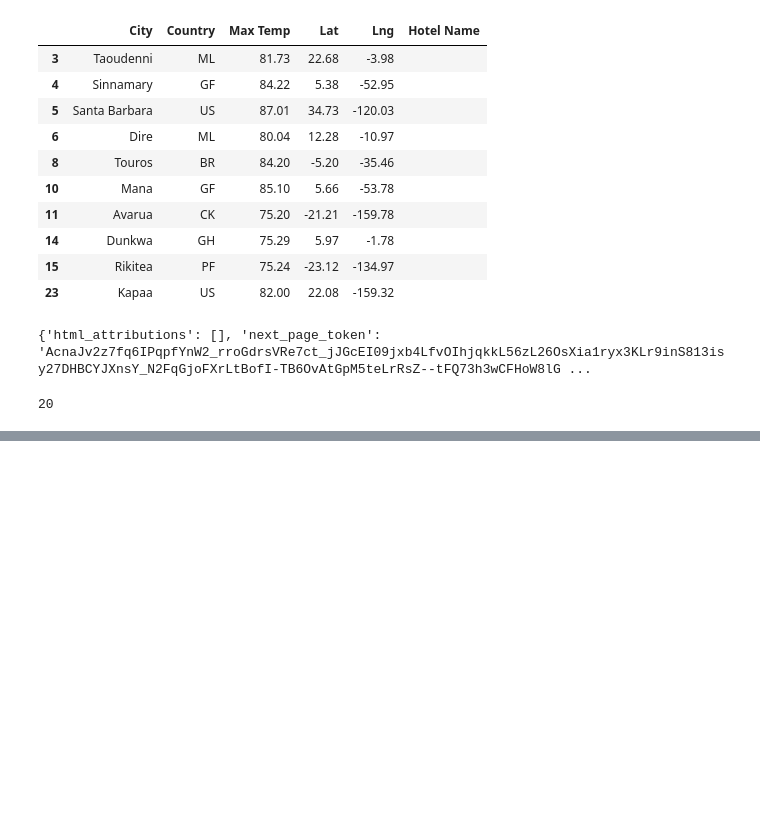
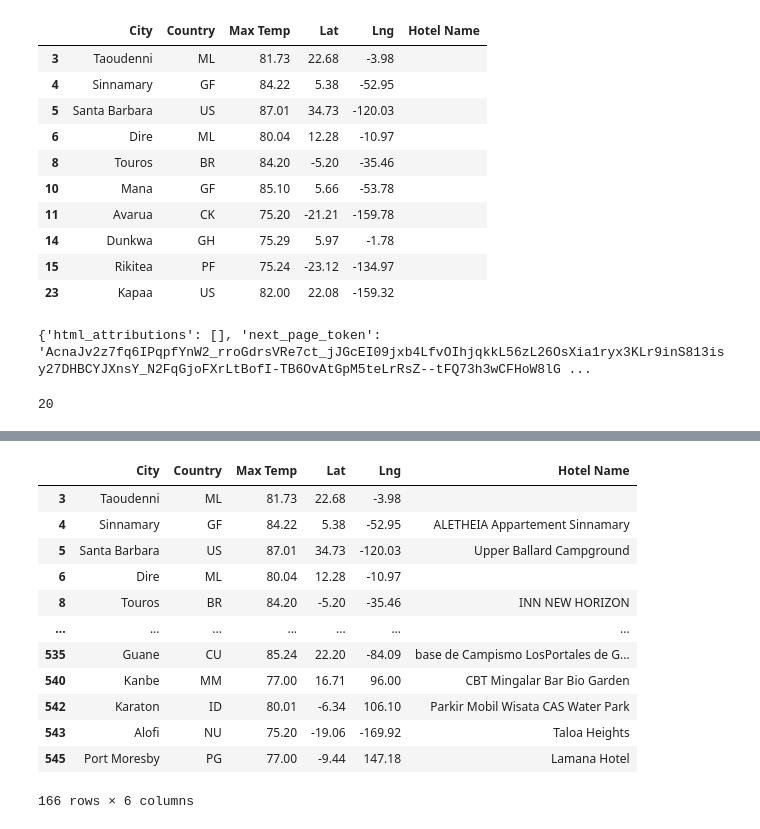
Before and after one commit to rindneremily/World_Weather_Analysis, a Jupyter notebook: VacationPy.ipynb, the cells around one changed output, grey strips where cells are left out. Drawn from its saved outputs; the diff is of its cells as text; code cells hidden in the pictures; blank space fills up the shorter version.

Commit message:
hotel_df adjustments

```diff
--- a/VacationPy.ipynb
+++ b/VacationPy.ipynb
@@ -185,17 +185,20 @@ for index, row in hotel_df.iterrows():
 
     # Add the latitude and longitude to location key for the params dictionary.
     params["location"] = f"{lat},{lng}"
-
+    #print(lat)
+    #print(lng)
     # Use the search term: "lodging" and our latitude and longitude.
     base_url = "https://maps.googleapis.com/maps/api/place/nearbysearch/json"
+    #print(base_url)
     # Make request and get the JSON data from the search.
     hotels = requests.get(base_url, params=params).json()
+    #print(hotels)
     # Grab the first hotel from the results and store the name.
     #hotel_df.loc[index, "Hotel Name"] = hotels["results"][0]["name"]
     # Grab the first hotel from the results and store the name.
     try:
         hotel_df.loc[index, "Hotel Name"] = hotels["results"][0]["name"]
-    except (IndexError):
+    except (KeyError, IndexError):
         print("Hotel not found... skipping.")
 print(hotel_df)
 # %% [output]
@@ -210,0 +222,16 @@ Hotel not found... skipping.
+# %%
+hotel_df
+# %% [output]
+|  | City | Country | Max Temp | Lat | Lng | Hotel Name |
+| 3 | Taoudenni | ML | 81.73 | 22.68 | -3.98 |  |
+| 4 | Sinnamary | GF | 84.22 | 5.38 | -52.95 | ALETHEIA Appartement Sinnamary |
+| 5 | Santa Barbara | US | 87.01 | 34.73 | -120.03 | Upper Ballard Campground |
+| 6 | Dire | ML | 80.04 | 12.28 | -10.97 |  |
+| 8 | Touros | BR | 84.20 | -5.20 | -35.46 | INN NEW HORIZON |
+| ... | ... | ... | ... | ... | ... | ... |
+| 535 | Guane | CU | 85.24 | 22.20 | -84.09 | base de Campismo LosPortales de G... |
+| 540 | Kanbe | MM | 77.00 | 16.71 | 96.00 | CBT Mingalar Bar Bio Garden |
+| 542 | Karaton | ID | 80.01 | -6.34 | 106.10 | Parkir Mobil Wisata CAS Water Park |
+| 543 | Alofi | NU | 75.20 | -19.06 | -169.92 | Taloa Heights |
+| 545 | Port Moresby | PG | 77.00 | -9.44 | 147.18 | Lamana Hotel |
+166 rows × 6 columns
```
Also changed, not shown: parts of 1 cell of this notebook.
